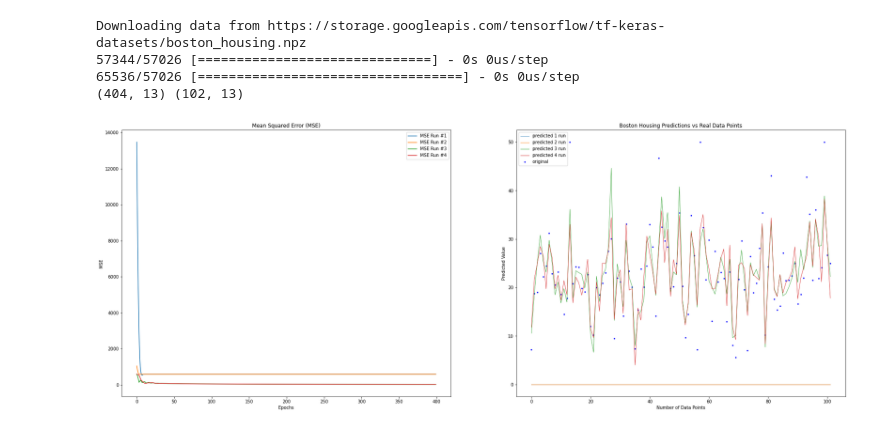
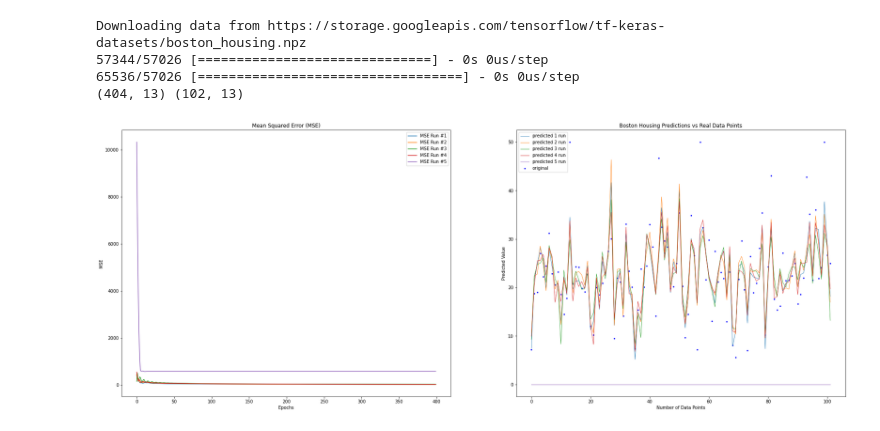
Before and after one commit to amerus/NeuralNets, a Jupyter notebook: hw3/homework3.ipynb, the cells around one changed output. Cells and saved outputs as stored; diff of their text form; code cells hidden in the pictures.

```diff
--- a/hw3/homework3.ipynb
+++ b/hw3/homework3.ipynb
@@ -46,37 +46,37 @@ import warnings
 warnings.filterwarnings('ignore')
 
 plt.figure(figsize=(30, 25))
-for i in [1,2,3,4]:
+for i in range(1,6):
   bigger_model = Sequential()
   bigger_model.add(Dense(32, activation='relu', input_shape=(13,)))
   bigger_model.add(Flatten())
   bigger_model.add(Dense(64, activation=tf.keras.layers.LeakyReLU(alpha=0.5)))
   bigger_model.add(Dense(1, activation='relu'))
 
   bigger_model.compile(optimizer='adam',
                       loss='mse',
                       metrics=['mse'])
 
   bigger_history = bigger_model.fit(X_train, y_train, batch_size=1000, epochs=400, verbose=False)
   ypred = bigger_model.predict(X_test)
 
   x_ax = range(len(ypred))
   plt.subplot(2,2,1)
   plt.plot(bigger_history.history['mse'], label='MSE Run #'+str(i))
   plt.title("Mean Squared Error (MSE)")
   plt.xlabel("Epochs")
   plt.ylabel("MSE")
   plt.legend()
   plt.subplot(2,2,2)
   plt.plot(x_ax, ypred, lw=0.8, label="predicted "+str(i)+" run")
   plt.title("Boston Housing Predictions vs Real Data Points")
   plt.xlabel("Number of Data Points")
   plt.ylabel("Predicted Value")
 plt.scatter(x_ax, y_test, s=5, color="blue", label="original")
 plt.legend()
 plt.show()
 # %% [output]
-[figure, old version]
+[figure, new version]
 # %%
 print(bigger_model.evaluate(X_train, y_train))
 # %% [output]
```
Also changed, not shown: parts of 5 cells of this notebook.
